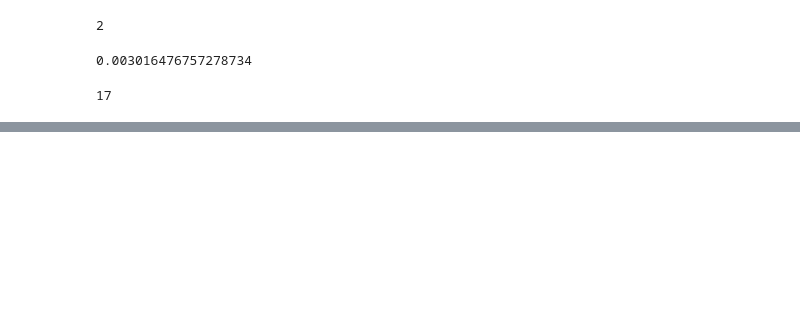
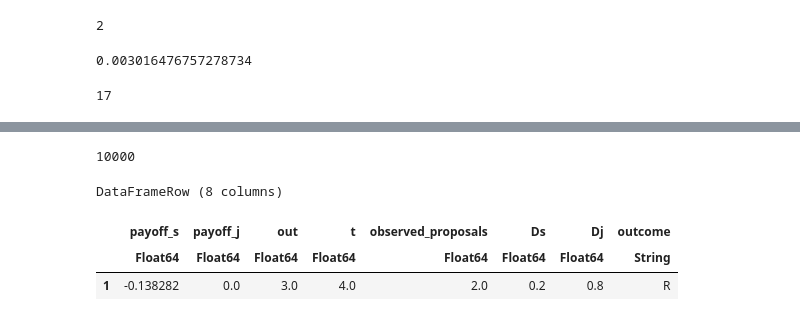
Before and after one commit to jmatheusgpa/BargainingJulia, a Jupyter notebook: Parallel/coupled_sim_anl_ncores_duplas.ipynb, the cells around one changed output, grey strips where cells are left out. Saved outputs shown, nothing was run; the diff lists cells and outputs as text; code cells hidden in the pictures; blank space fills up the shorter version.

```diff
--- a/Parallel/coupled_sim_anl_ncores_duplas.ipynb
+++ b/Parallel/coupled_sim_anl_ncores_duplas.ipynb
@@ -1597,3 +2345,7 @@ data2 = [2.65, 0.69, 0.74];
 n2 = 17
 # %% [output]
 17
+# %%
+N = 10000
+x = rand(N)
+X = [ones(N) x]
@@ -1599,0 +2390,8 @@ n2 = 17
+# %%
+aux = pids[2]
+
+A2 = @spawnat aux solve_tree(data2, g0)
+
+A1 = solve_tree(data1, g0)
+
+A2 = fetch(A2)
@@ -1599,0 +2418,3 @@ n2 = 17
+# %%
+game_parameters = g0
+simulation_parameters = s0
@@ -1599,0 +2521,11 @@ n2 = 17
+# %%
+size(INCOURT,1) + size(PRECOURT,1)
+# %% [output]
+10000
+# %%
+INCOURT[1,:]
+# %% [output]
+DataFrameRow (8 columns)
+|  | payoff_s | payoff_j | out | t | observed_proposals | Ds | Dj | outcome |
+|  | Float64 | Float64 | Float64 | Float64 | Float64 | Float64 | Float64 | String |
+| 1 | -0.138282 | 0.0 | 3.0 | 4.0 | 2.0 | 0.2 | 0.8 | R |
```
Also changed, not shown: parts of 23 cells of this notebook.
